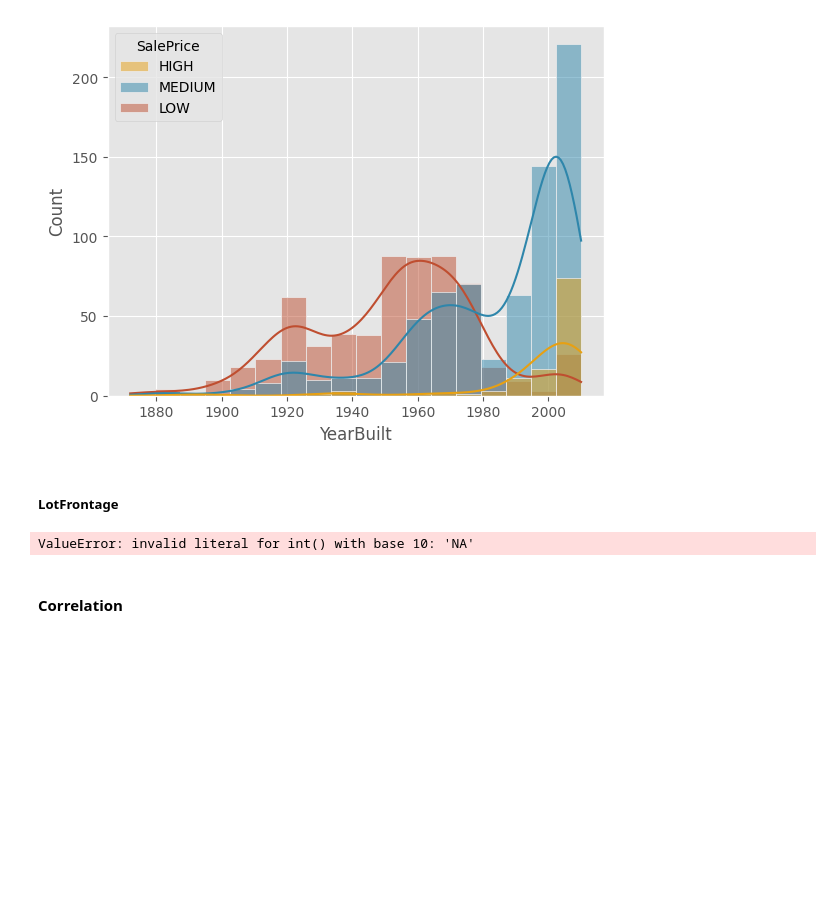
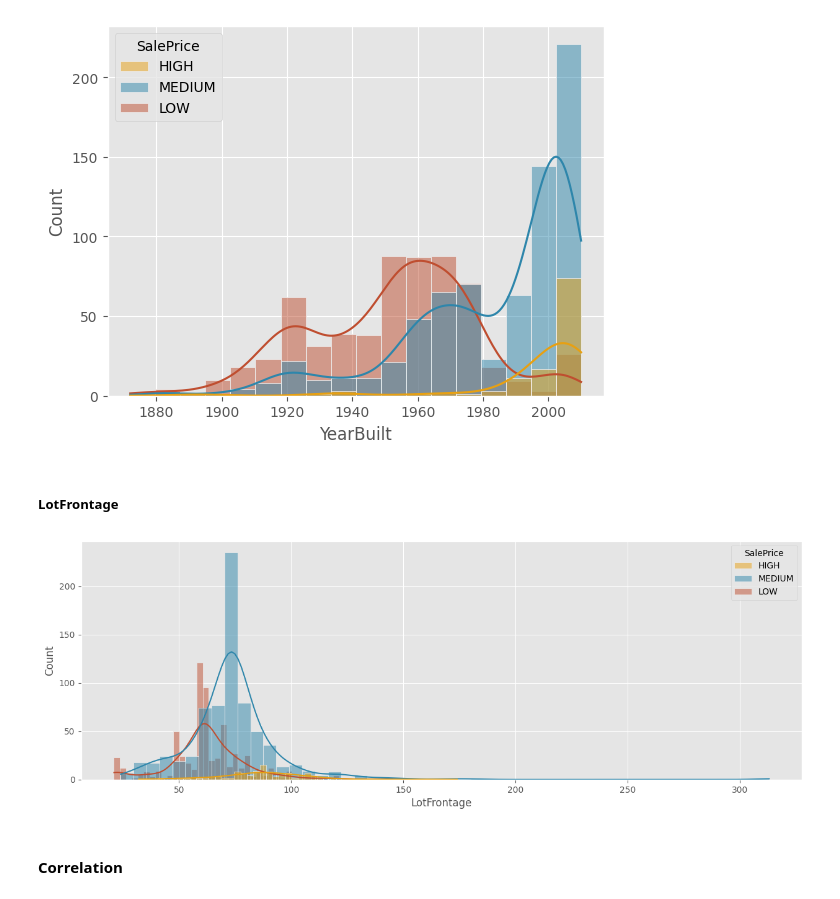
Before and after one commit to gvnberaldi/HousePricePrediction, a Jupyter notebook: Mbusu_project.ipynb, the cells around one changed output. Saved outputs shown, nothing was run; the diff lists cells and outputs as text; code cells hidden in the pictures; blank space fills up the shorter version.

Commit message:
added mean function

```diff
--- a/Mbusu_project.ipynb
+++ b/Mbusu_project.ipynb
@@ -49,3 +51,9 @@ def IG(df, target, attribute):
+# %%
+def mean_attribute(df, attribute):
+    mean_low = df[ ( df["SalePrice"] == 'LOW' ) & ( df[attribute] != 'NA' ) ][attribute].astype("int").mean()
+    mean_medium = df[ ( df["SalePrice"] == 'MEDIUM' ) & ( df[attribute] != 'NA' ) ][attribute].astype("int").mean()
+    mean_high = df[ ( df["SalePrice"] == 'HIGH' ) & ( df[attribute] != 'NA' ) ][attribute].astype("int").mean()
+    return (mean_low, mean_medium, mean_high)
 # %% [markdown]
 #### PLOTS
 # %% [markdown]
@@ -235,16 +244,25 @@ histplot(df,'SalePrice',"YearBuilt")
 [figure]
 # %% [markdown]
 ##### LotFrontage
-# %%
-df['LotFrontage'].
-df['LotFrontage'].astype("int")
-
-
-# histplot(df,'SalePrice',"LotFrontage", bins = 1 , figsize= (20,5))
-
-# sb.histplot(x = df["LotFrontage"], hue = 'SalePrice', data = df, kde=True, bins=100)
-# %% [output]
-ValueError: invalid literal for int() with base 10: 'NA'
+# %%
+mean_values = mean_attribute(df, "LotFrontage")
+
+for ind , e  in df.iterrows():
+    if e["LotFrontage"] == "NA":
+        if(e["SalePrice"] == "LOW"):
+            df.at[ind, "LotFrontage"] = mean_values[0]
+        elif e["SalePrice"] == "MEDIUM":
+            df.at[ind, "LotFrontage"] = mean_values[1]
+        else:
+            df.at[ind, "LotFrontage"] = mean_values[2]
+
+
+df["LotFrontage"] = df["LotFrontage"].astype("int")
+
+
+histplot(df,'SalePrice',"LotFrontage", bins=50)
+# %% [output]
+[figure, added]
 # %% [markdown]
 #### Correlation
 # %%
```
Also changed, not shown: parts of 2 cells of this notebook.
